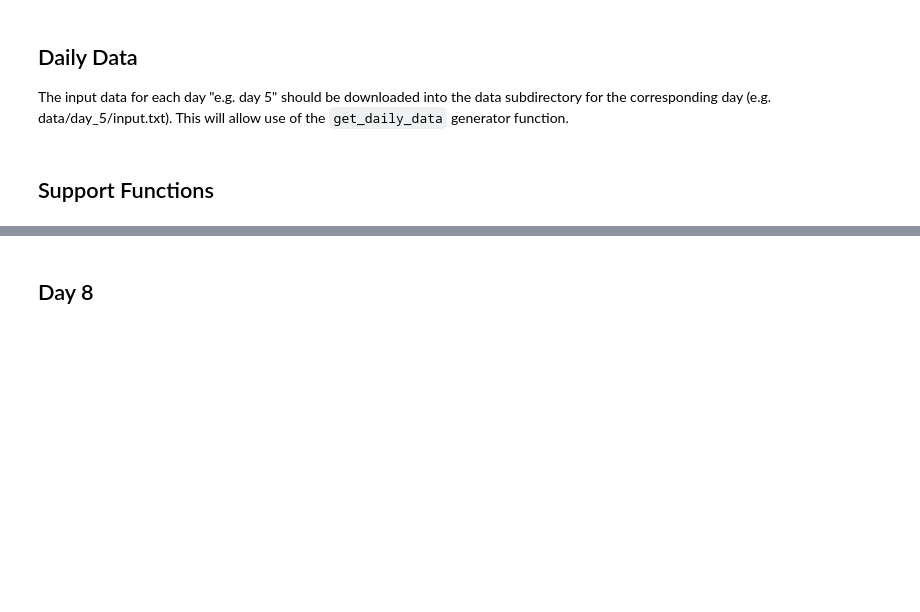
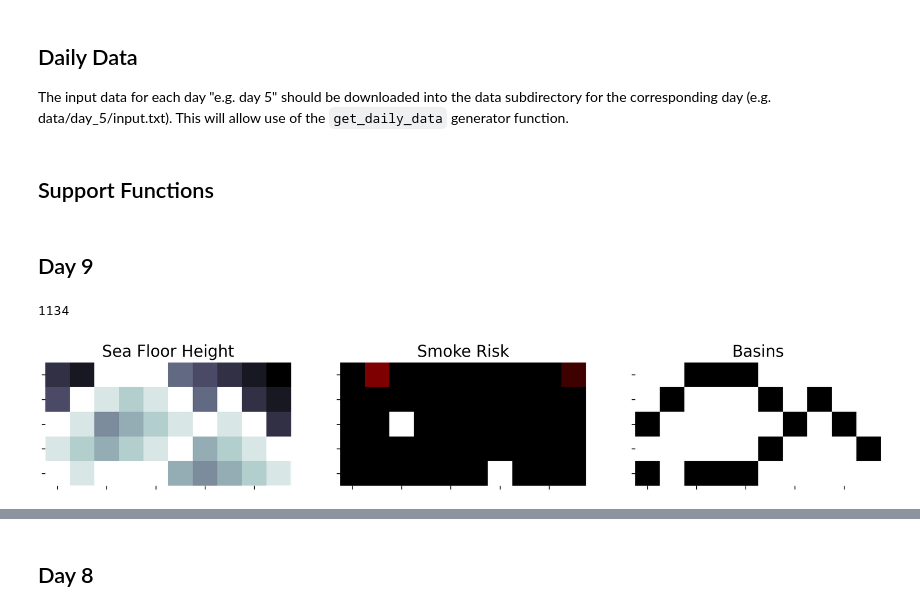
Before and after one commit to mikesivley/advent2021, a Jupyter notebook: advent2021.ipynb, the cells around one changed output, grey strips where cells are left out. Cells and saved outputs as stored; diff of their text form; code cells hidden in the pictures; blank space fills up the shorter version.

```diff
--- a/advent2021.ipynb
+++ b/advent2021.ipynb
@@ -27,3 +28,5 @@ def get_daily_data(day, sep=None):
                 yield line.rstrip()
             else:
                 yield line.rstrip().split(sep)
+# %% [markdown]
+## Day 9
@@ -29,0 +118,11 @@ def get_daily_data(day, sep=None):
+# %%
+example_data = ["2199943210", "3987894921", "9856789892", "8767896789", "9899965678"]
+example_data = [[int(x) for x in l] for l in example_data]
+example_data = np.array(example_data)
+floor = FloorHeight(example_data)
+floor.plot()
+floor.get_risk()
+floor.score_basins()
+# %% [output]
+1134
+[figure, added]
```
Also changed, not shown: parts of 22 cells of this notebook.
